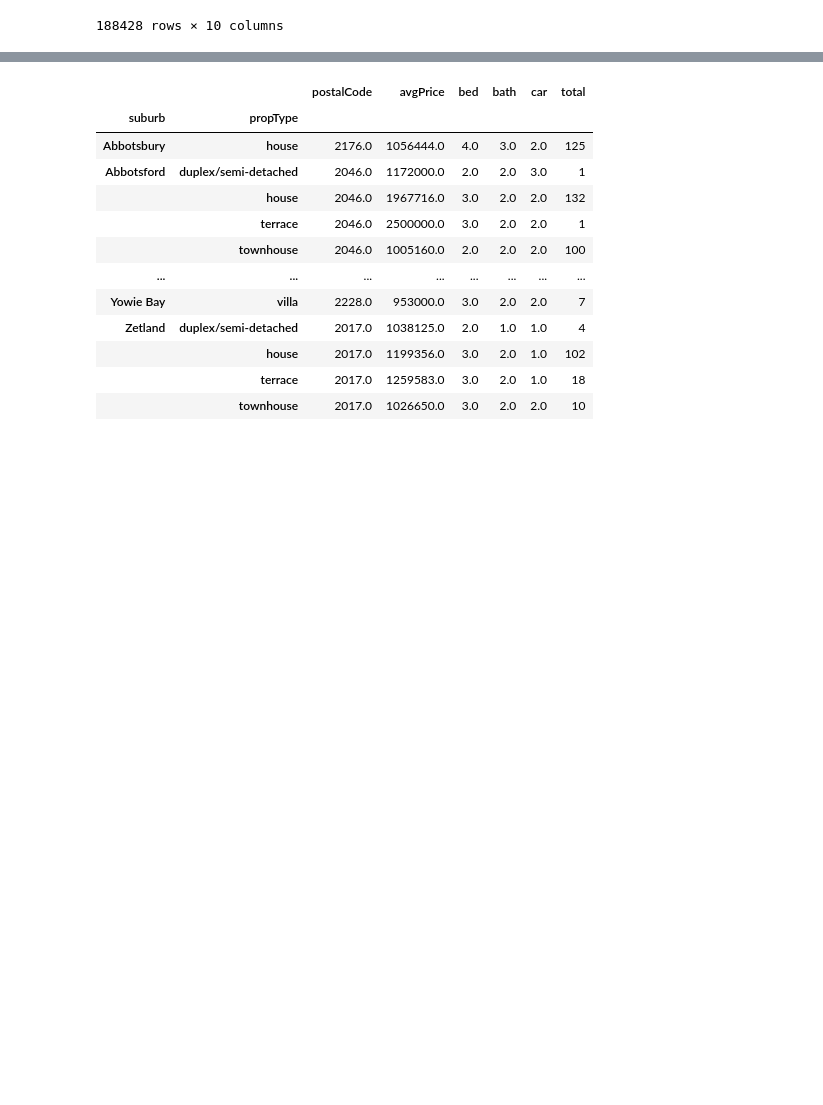
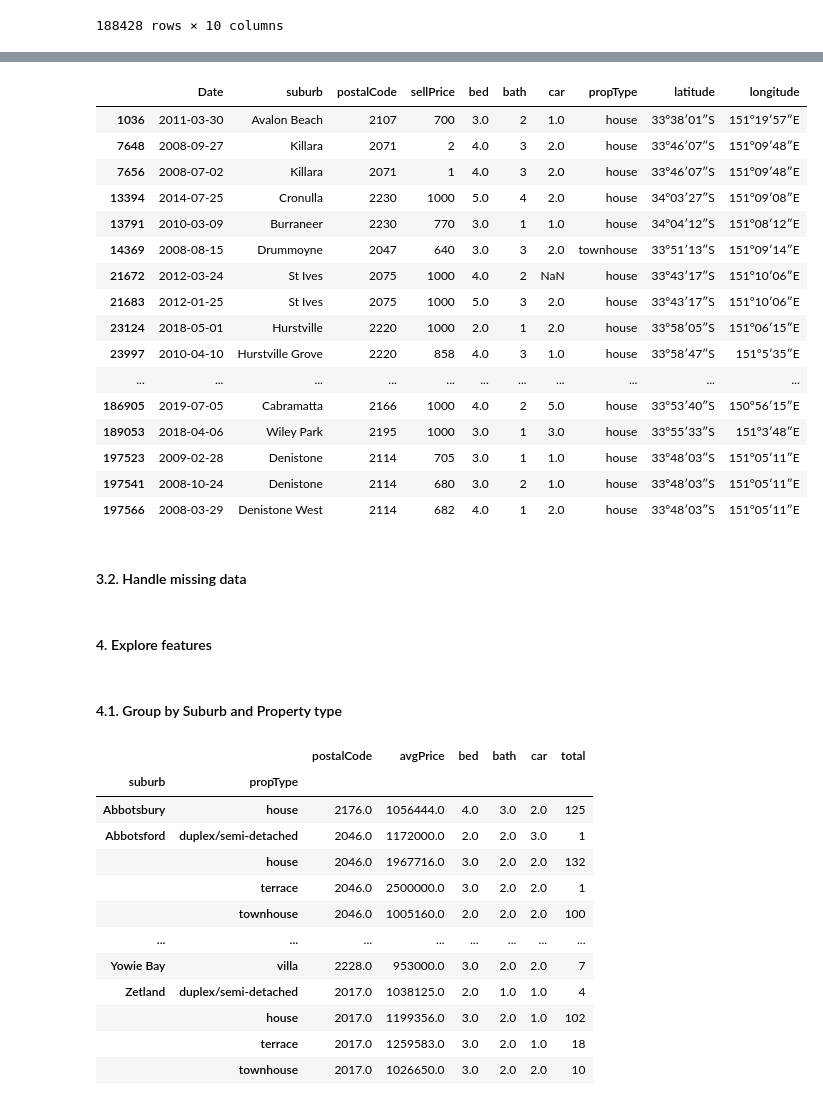
Before and after one commit to thuytrinhnguyen/ibm-ds-capstone, a Jupyter notebook: Final_week/explore_housing_price.ipynb, the cells around one changed output, grey strips where cells are left out. Saved outputs shown, nothing was run; the diff lists cells and outputs as text; code cells hidden in the pictures; blank space fills up the shorter version.

```diff
--- a/Final_week/explore_housing_price.ipynb
+++ b/Final_week/explore_housing_price.ipynb
@@ -76,3 +119,29 @@ df.sort_values('sellPrice', ascending=True)
+# %%
+df[df['sellPrice'] <=1000]
+# %% [output]
+|  | Date | suburb | postalCode | sellPrice | bed | bath | car | propType | latitude | longitude |
+| 1036 | 2011-03-30 | Avalon Beach | 2107 | 700 | 3.0 | 2 | 1.0 | house | 33°38′01″S | 151°19′57″E |
+| 7648 | 2008-09-27 | Killara | 2071 | 2 | 4.0 | 3 | 2.0 | house | 33°46′07″S | 151°09′48″E |
+| 7656 | 2008-07-02 | Killara | 2071 | 1 | 4.0 | 3 | 2.0 | house | 33°46′07″S | 151°09′48″E |
+| 13394 | 2014-07-25 | Cronulla | 2230 | 1000 | 5.0 | 4 | 2.0 | house | 34°03′27″S | 151°09′08″E |
+| 13791 | 2010-03-09 | Burraneer | 2230 | 770 | 3.0 | 1 | 1.0 | house | 34°04′12″S | 151°08′12″E |
+| 14369 | 2008-08-15 | Drummoyne | 2047 | 640 | 3.0 | 3 | 2.0 | townhouse | 33°51′13″S | 151°09′14″E |
+| 21672 | 2012-03-24 | St Ives | 2075 | 1000 | 4.0 | 2 | NaN | house | 33°43′17″S | 151°10′06″E |
+| 21683 | 2012-01-25 | St Ives | 2075 | 1000 | 5.0 | 3 | 2.0 | house | 33°43′17″S | 151°10′06″E |
+| 23124 | 2018-05-01 | Hurstville | 2220 | 1000 | 2.0 | 1 | 2.0 | house | 33°58′05″S | 151°06′15″E |
+| 23997 | 2010-04-10 | Hurstville Grove | 2220 | 858 | 4.0 | 3 | 1.0 | house | 33°58′47″S | 151°5′35″E |
+| ... | ... | ... | ... | ... | ... | ... | ... | ... | ... | ... |
+| 186905 | 2019-07-05 | Cabramatta | 2166 | 1000 | 4.0 | 2 | 5.0 | house | 33°53′40″S | 150°56′15″E |
+| 189053 | 2018-04-06 | Wiley Park | 2195 | 1000 | 3.0 | 1 | 3.0 | house | 33°55′33″S | 151°3′48″E |
+| 197523 | 2009-02-28 | Denistone | 2114 | 705 | 3.0 | 1 | 1.0 | house | 33°48′03″S | 151°05′11″E |
+| 197541 | 2008-10-24 | Denistone | 2114 | 680 | 3.0 | 2 | 1.0 | house | 33°48′03″S | 151°05′11″E |
+| 197566 | 2008-03-29 | Denistone West | 2114 | 682 | 4.0 | 1 | 2.0 | house | 33°48′03″S | 151°05′11″E |
+# %% [markdown]
+#### 3.2. Handle missing data
+# %% [markdown]
+#### 4. Explore features
+# %% [markdown]
+#### 4.1. Group by Suburb and Property type
 # %%
 sub_mean = df.groupby(by=['suburb', 'propType']).mean().round(0)
 sub_count = df.groupby(by=['suburb', 'propType']).count()
```
Also changed, not shown: parts of 17 cells of this notebook, 5 other files.
